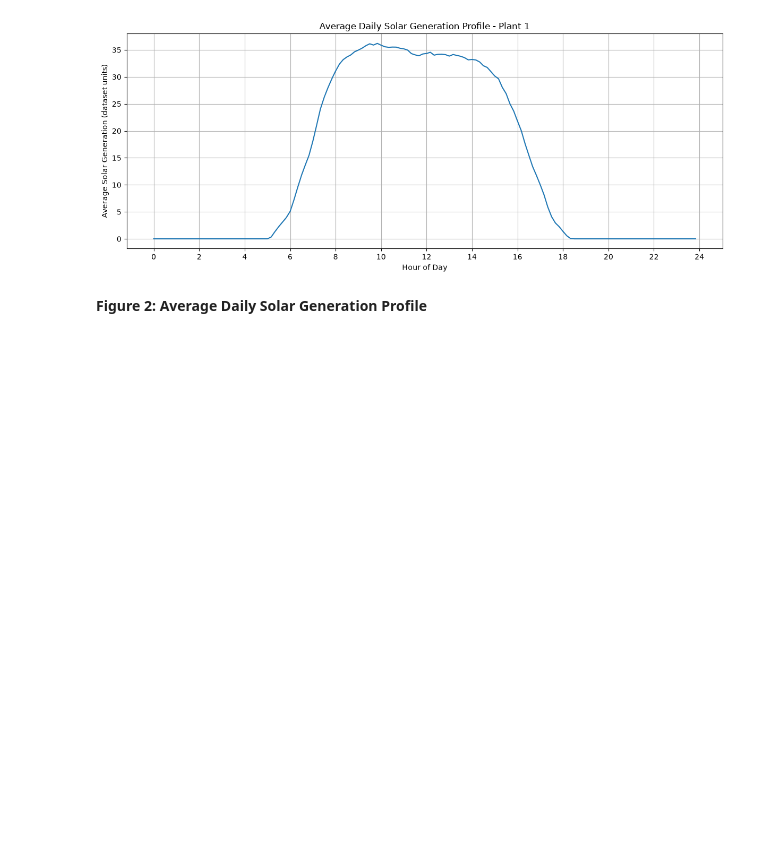
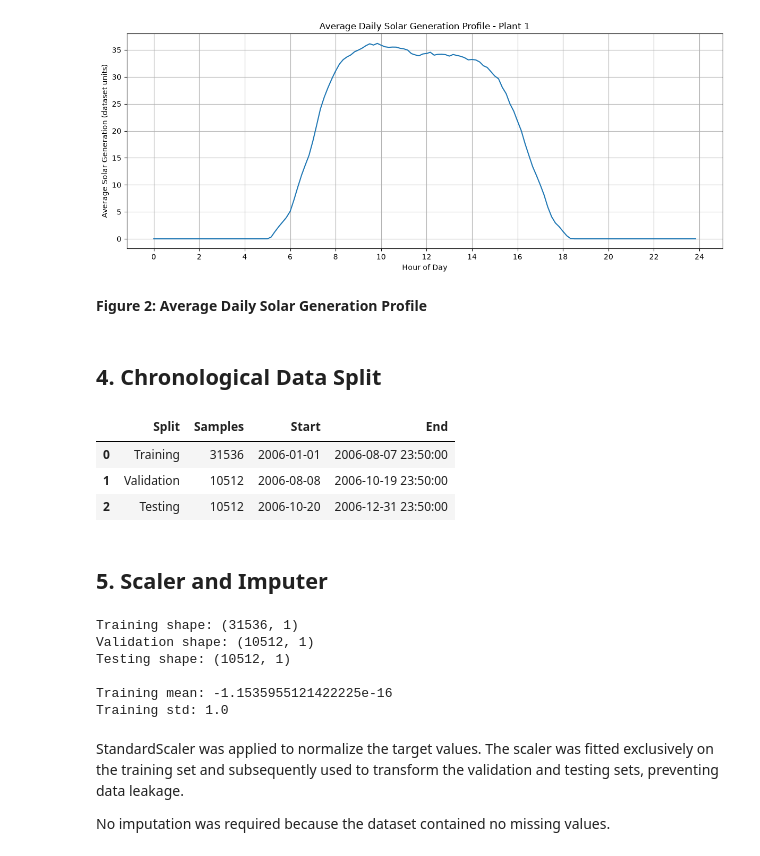
Before and after one commit to qchen534/AISE4010-Project, a Jupyter notebook: AISE4010_Project_Group#3.ipynb, the cells around one changed output. Drawn from its saved outputs; the diff is of its cells as text; code cells hidden in the pictures; blank space fills up the shorter version.

```diff
--- a/AISE4010_Project_Group#3.ipynb
+++ b/AISE4010_Project_Group#3.ipynb
@@ -216,3 +216,79 @@ plt.show()
 [figure]
 # %% [markdown]
 **Figure 2: Average Daily Solar Generation Profile**
+# %% [markdown]
+## 4. Chronological Data Split
+# %%
+# Forecasting configuration
+TARGET = "Plant_1"
+LOOKBACK = 36
+HORIZON = 1
+
+# Select target
+series = df[[TARGET]].copy()
+
+# Calculate split boundaries
+n = len(series)
+
+train_end = int(n * 0.60)
+val_end = int(n * 0.80)
+
+# Chronological split
+train_df = series.iloc[:train_end].copy()
+val_df = series.iloc[train_end:val_end].copy()
+test_df = series.iloc[val_end:].copy()
+
+# Display split summary
+split_summary = pd.DataFrame({
+    "Split": ["Training", "Validation", "Testing"],
+    "Samples": [len(train_df), len(val_df), len(test_df)],
+    "Start": [
+        train_df.index.min(),
+        val_df.index.min(),
+        test_df.index.min()
+    ],
+    "End": [
+        train_df.index.max(),
+        val_df.index.max(),
+        test_df.index.max()
+    ]
+})
+
+display(split_summary)
+# %% [output]
+|  | Split | Samples | Start | End |
+| 0 | Training | 31536 | 2006-01-01 | 2006-08-07 23:50:00 |
+| 1 | Validation | 10512 | 2006-08-08 | 2006-10-19 23:50:00 |
+| 2 | Testing | 10512 | 2006-10-20 | 2006-12-31 23:50:00 |
+# %% [markdown]
+## 5. Scaler and Imputer
+# %%
+from sklearn.preprocessing import StandardScaler
+
+# Initialize scaler
+scaler = StandardScaler()
+
+# Fit ONLY on training data
+train_scaled = scaler.fit_transform(train_df)
+
+# Transform validation and test data
+val_scaled = scaler.transform(val_df)
+test_scaled = scaler.transform(test_df)
+
+print("Training shape:", train_scaled.shape)
+print("Validation shape:", val_scaled.shape)
+print("Testing shape:", test_scaled.shape)
+
+print("\nTraining mean:", train_scaled.mean())
+print("Training std:", train_scaled.std())
+# %% [output]
+Training shape: (31536, 1)
+Validation shape: (10512, 1)
+Testing shape: (10512, 1)
+
+Training mean: -1.1535955121422225e-16
+Training std: 1.0
+# %% [markdown]
+StandardScaler was applied to normalize the target values. The scaler was fitted exclusively on the training set and subsequently used to transform the validation and testing sets, preventing data leakage.
+
+No imputation was required because the dataset contained no missing values.
```
Also changed, not shown: parts of 3 cells of this notebook.
